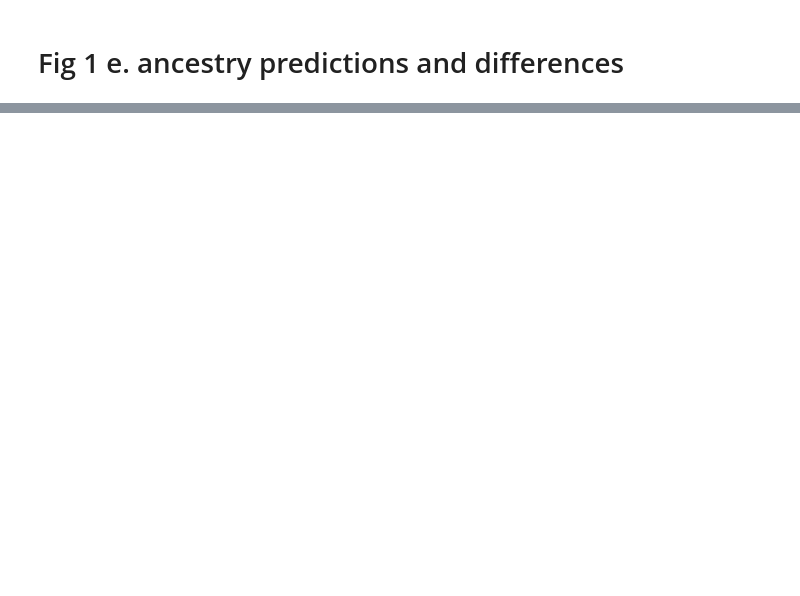
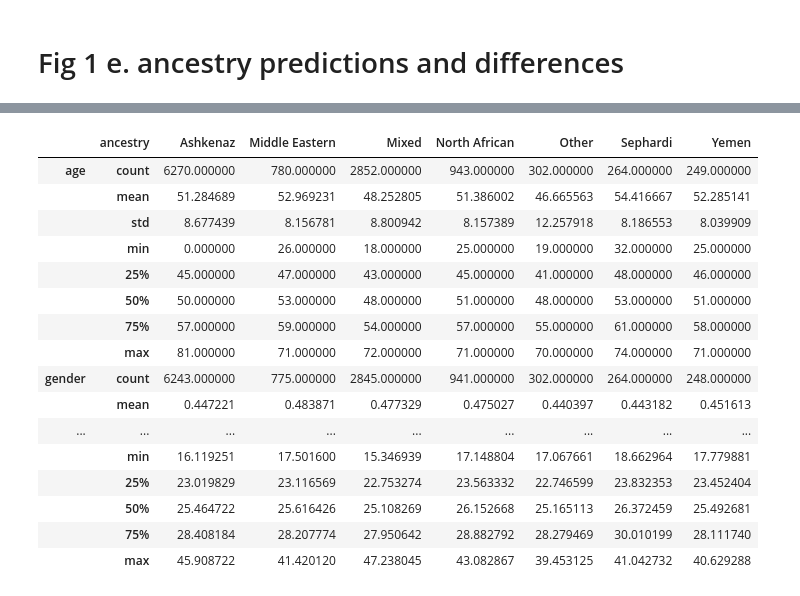
Before and after one commit to Teek101/HPP_resource_code, a Jupyter notebook: Figure1.ipynb, the cells around one changed output, grey strips where cells are left out. Cells and saved outputs as stored; diff of their text form; code cells hidden in the pictures; blank space fills up the shorter version.

```diff
--- a/Figure1.ipynb
+++ b/Figure1.ipynb
@@ -496,0 +768,20 @@ plt.savefig('10k_predicting_ethnicity_all.png', dpi=300, bbox_inches='tight')
+# %%
+basic_data.join(ancestry['ancestry']).groupby('ancestry').describe().T
+# %% [output]
+|  | ancestry | Ashkenaz | Middle Eastern | Mixed | North African | Other | Sephardi | Yemen |
+| age | count | 6270.000000 | 780.000000 | 2852.000000 | 943.000000 | 302.000000 | 264.000000 | 249.000000 |
+|  | mean | 51.284689 | 52.969231 | 48.252805 | 51.386002 | 46.665563 | 54.416667 | 52.285141 |
+|  | std | 8.677439 | 8.156781 | 8.800942 | 8.157389 | 12.257918 | 8.186553 | 8.039909 |
+|  | min | 0.000000 | 26.000000 | 18.000000 | 25.000000 | 19.000000 | 32.000000 | 25.000000 |
+|  | 25% | 45.000000 | 47.000000 | 43.000000 | 45.000000 | 41.000000 | 48.000000 | 46.000000 |
+|  | 50% | 50.000000 | 53.000000 | 48.000000 | 51.000000 | 48.000000 | 53.000000 | 51.000000 |
+|  | 75% | 57.000000 | 59.000000 | 54.000000 | 57.000000 | 55.000000 | 61.000000 | 58.000000 |
+|  | max | 81.000000 | 71.000000 | 72.000000 | 71.000000 | 70.000000 | 74.000000 | 71.000000 |
+| gender | count | 6243.000000 | 775.000000 | 2845.000000 | 941.000000 | 302.000000 | 264.000000 | 248.000000 |
+|  | mean | 0.447221 | 0.483871 | 0.477329 | 0.475027 | 0.440397 | 0.443182 | 0.451613 |
+| ... | ... | ... | ... | ... | ... | ... | ... | ... |
+|  | min | 16.119251 | 17.501600 | 15.346939 | 17.148804 | 17.067661 | 18.662964 | 17.779881 |
+|  | 25% | 23.019829 | 23.116569 | 22.753274 | 23.563332 | 22.746599 | 23.832353 | 23.452404 |
+|  | 50% | 25.464722 | 25.616426 | 25.108269 | 26.152668 | 25.165113 | 26.372459 | 25.492681 |
+|  | 75% | 28.408184 | 28.207774 | 27.950642 | 28.882792 | 28.279469 | 30.010199 | 28.111740 |
+|  | max | 45.908722 | 41.420120 | 47.238045 | 43.082867 | 39.453125 | 41.042732 | 40.629288 |
```
Also changed, not shown: parts of 21 cells of this notebook, 5 other files.
